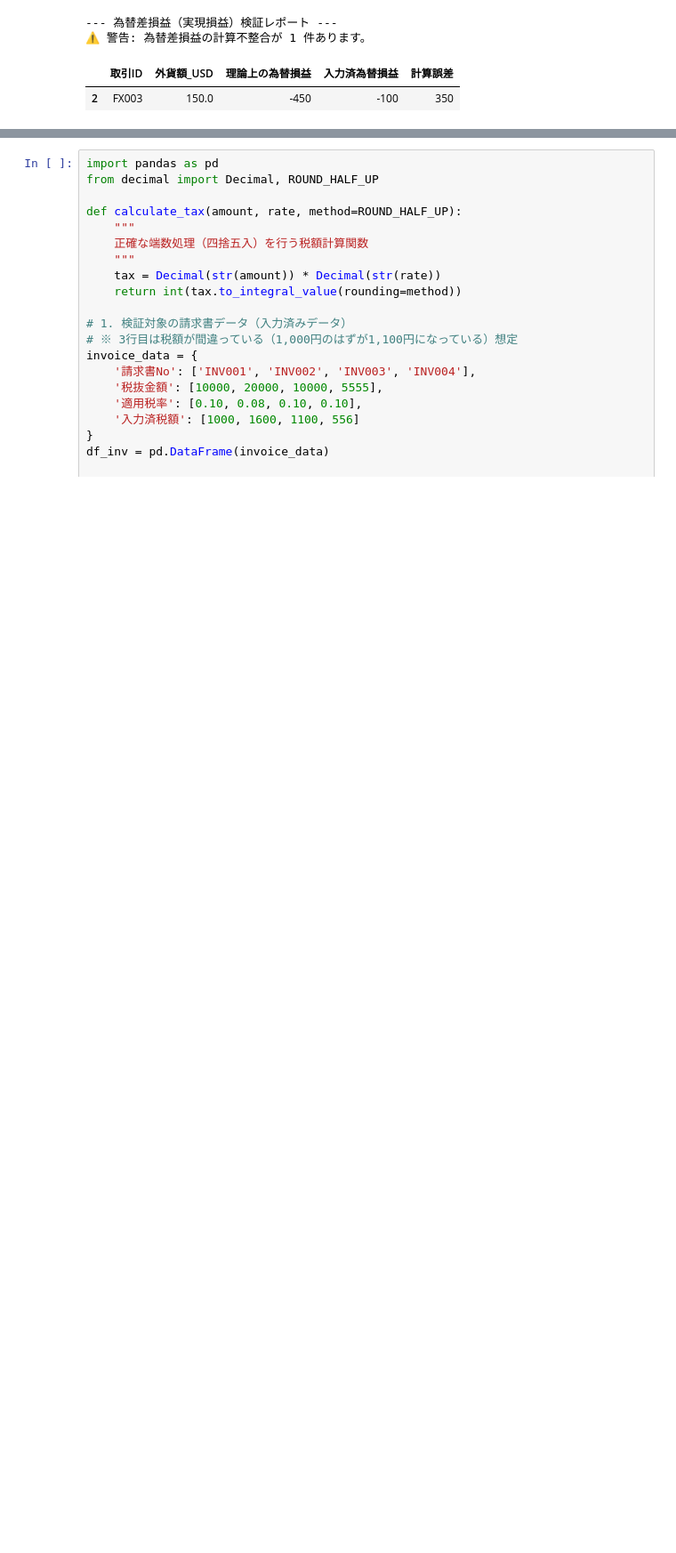
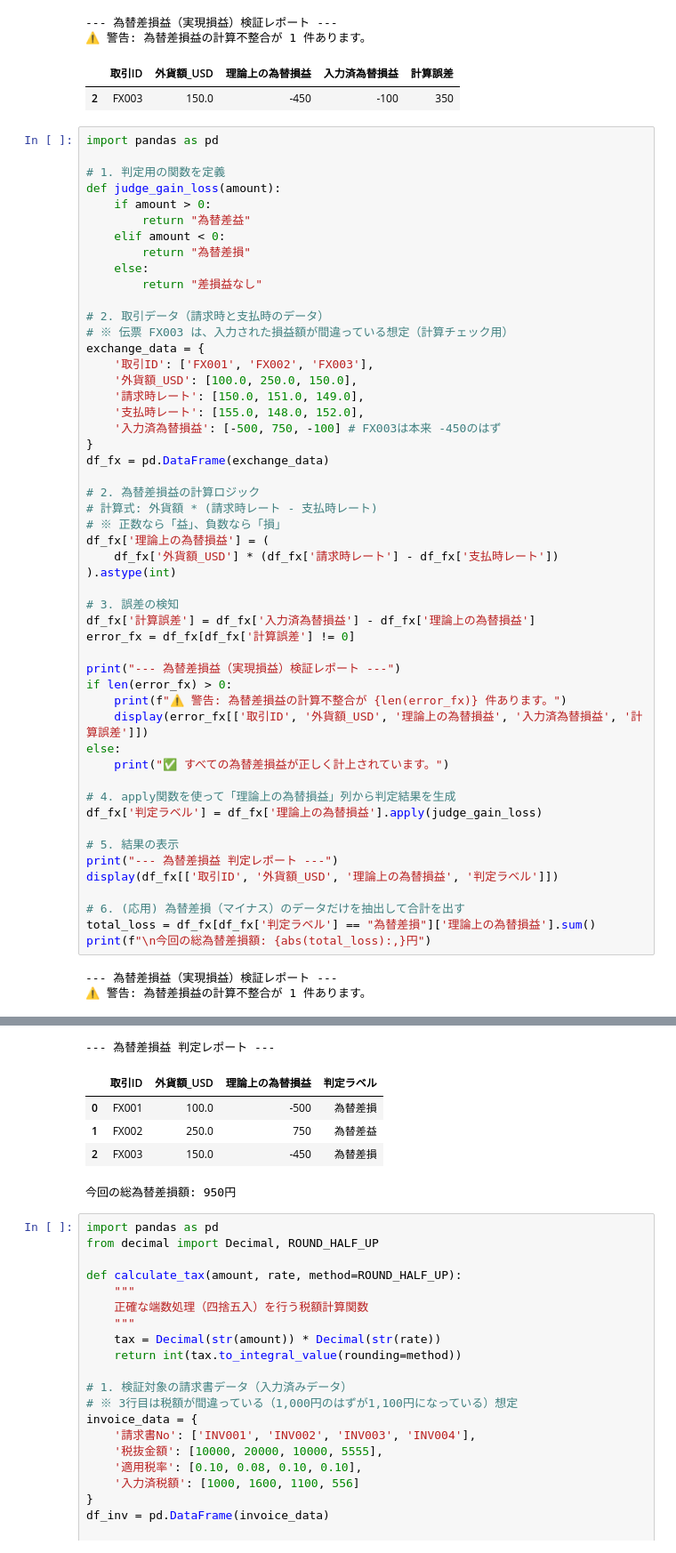
Before and after one commit to Koji-Accounting-Tech/D365-Finance-Data-Validator, a Jupyter notebook: D365_Data_Processing.ipynb, the cells around one changed output, grey strips where cells are left out. Shown at 89% size. Drawn from its saved outputs; the diff is of its cells as text; blank space fills up the shorter version.

```diff
--- a/D365_Data_Processing.ipynb
+++ b/D365_Data_Processing.ipynb
@@ -67,3 +67,57 @@ else:
 ⚠️ 警告: 為替差損益の計算不整合が 1 件あります。
 |  | 取引ID | 外貨額_USD | 理論上の為替損益 | 入力済為替損益 | 計算誤差 |
 | 2 | FX003 | 150.0 | -450 | -100 | 350 |
+# %%
+import pandas as pd
+
+# 1. 判定用の関数を定義
+def judge_gain_loss(amount):
+    if amount > 0:
+        return "為替差益"
+    elif amount < 0:
+        return "為替差損"
+    else:
+        return "差損益なし"
+
+# 2. 取引データ（請求時と支払時のデータ）
+# ※ 伝票 FX003 は、入力された損益額が間違っている想定（計算チェック用）
+exchange_data = {
+    '取引ID': ['FX001', 'FX002', 'FX003'],
+    '外貨額_USD': [100.0, 250.0, 150.0],
+    '請求時レート': [150.0, 151.0, 149.0],
+    '支払時レート': [155.0, 148.0, 152.0],
+    '入力済為替損益': [-500, 750, -100] # FX003は本来 -450のはず
+}
+df_fx = pd.DataFrame(exchange_data)
+
+# 2. 為替差損益の計算ロジック
+# 計算式: 外貨額 * (請求時レート - 支払時レート)
+# ※ 正数なら「益」、負数なら「損」
+df_fx['理論上の為替損益'] = (
+    df_fx['外貨額_USD'] * (df_fx['請求時レート'] - df_fx['支払時レート'])
+).astype(int)
+
+# 3. 誤差の検知
+df_fx['計算誤差'] = df_fx['入力済為替損益'] - df_fx['理論上の為替損益']
+error_fx = df_fx[df_fx['計算誤差'] != 0]
+
+print("--- 為替差損益（実現損益）検証レポート ---")
+if len(error_fx) > 0:
+    print(f"⚠️ 警告: 為替差損益の計算不整合が {len(error_fx)} 件あります。")
+    display(error_fx[['取引ID', '外貨額_USD', '理論上の為替損益', '入力済為替損益', '計算誤差']])
+else:
+    print("✅ すべての為替差損益が正しく計上されています。")
+
+# 4. apply関数を使って「理論上の為替損益」列から判定結果を生成
+df_fx['判定ラベル'] = df_fx['理論上の為替損益'].apply(judge_gain_loss)
+
+# 5. 結果の表示
+print("--- 為替差損益 判定レポート ---")
+display(df_fx[['取引ID', '外貨額_USD', '理論上の為替損益', '判定ラベル']])
+
+# 6. (応用) 為替差損（マイナス）のデータだけを抽出して合計を出す
+total_loss = df_fx[df_fx['判定ラベル'] == "為替差損"]['理論上の為替損益'].sum()
+print(f"\n今回の総為替差損額: {abs(total_loss):,}円")
+# %% [output]
+--- 為替差損益（実現損益）検証レポート ---
+⚠️ 警告: 為替差損益の計算不整合が 1 件あります。
@@ -70,3 +126,9 @@ else:
+--- 為替差損益 判定レポート ---
+|  | 取引ID | 外貨額_USD | 理論上の為替損益 | 判定ラベル |
+| 0 | FX001 | 100.0 | -500 | 為替差損 |
+| 1 | FX002 | 250.0 | 750 | 為替差益 |
+| 2 | FX003 | 150.0 | -450 | 為替差損 |
+今回の総為替差損額: 950円
 # %%
 import pandas as pd
 from decimal import Decimal, ROUND_HALF_UP
```
Also changed, not shown: parts of 1 cell of this notebook.
